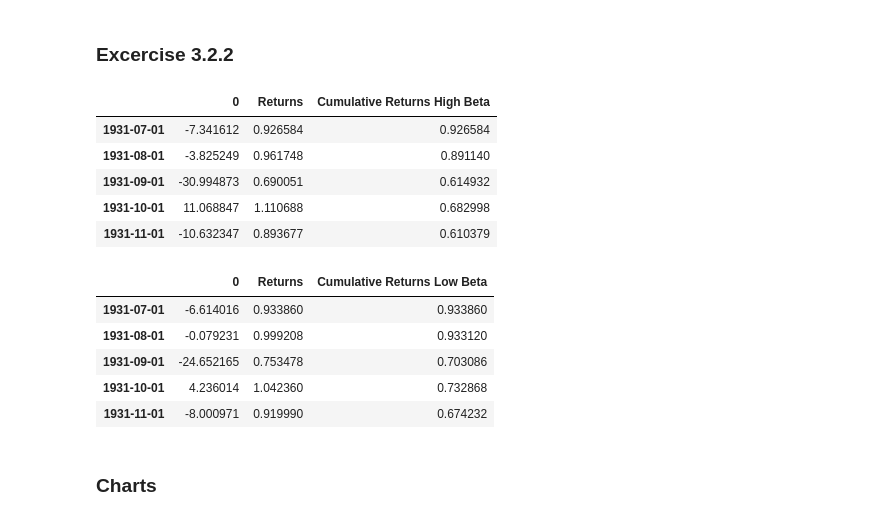
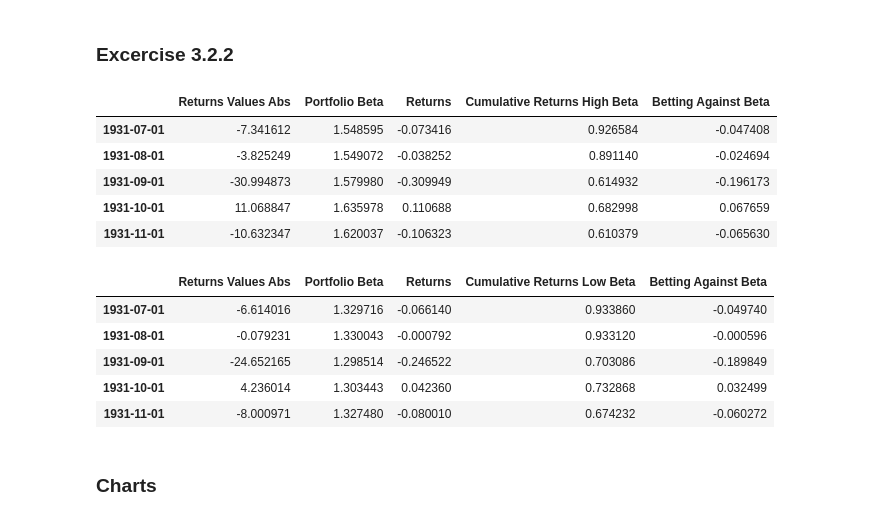
Before and after one commit to Luedman/Theory_of_Finance_Assignments, a Jupyter notebook: Assignment_3/Assignment3.ipynb, the cells around one changed output. Cells and saved outputs as stored; diff of their text form; code cells hidden in the pictures.

```diff
--- a/Assignment_3/Assignment3.ipynb
+++ b/Assignment_3/Assignment3.ipynb
@@ -787,7 +785,8 @@ writer.save()
 ### Excercise 3.2.2
 # %%
 #High Betas
-return_high_betas = dict.fromkeys(high_beta_df.index)
+return_hb = dict.fromkeys(high_beta_df.index)
+portfolio_beta_hb = dict.fromkeys(high_beta_df.index)
 
 #Iterate through all dates
 for date in list(high_beta_df.index)[:-60]:
@@ -798,30 +797,40 @@ for date in list(high_beta_df.index)[:-60]:
     weight = 1/len(portfolios)
 
     returns = []
+    weighted_betas = []
 
     #Iterate through all portfolios and get the returns
     for i in range(0, len(portfolios)):
 
         returns.append(dataset.loc[date][portfolios[i]] * weight)
+        weighted_betas.append((rolling_betas.loc[date][portfolios[i]] * weight))
+
 
     #Replace Nan values with zeros
     returns = np.nan_to_num(returns)
+    weighted_betas = np.nan_to_num(weighted_betas)
+
 
     #Summ up the excess returns
-    return_high_betas[date] = np.sum(returns)
+    return_hb[date] = np.sum(returns)
+    portfolio_beta_hb[date] = np.sum(weighted_betas)
 # %%
-output_hb = pd.DataFrame.from_dict(return_high_betas, orient = 'index')
+output_hb = pd.DataFrame.from_dict(return_hb, orient = 'index', columns = ['Returns Values Abs'])
+betas = pd.DataFrame.from_dict(portfolio_beta_hb, orient = 'index', columns = ['Portfolio Beta'])
+
+output_hb = pd.concat([output_hb, betas], axis = 1, join = 'inner').dropna()
+
+output_hb['Returns'] = output_hb['Returns Values Abs']/100
+output_hb['Cumulative Returns High Beta'] = (output_hb['Returns'] + 1).cumprod()
+
+output_hb['Betting Against Beta'] = output_hb['Returns'] / output_hb['Portfolio Beta']
 output_hb.head()
-
-output_hb['Returns'] = output_hb/100 + 1
-output_hb['Cumulative Returns High Beta'] = output_hb['Returns'].cumprod()
-output_hb.head()
 # %% [output]
-|  | 0 | Returns | Cumulative Returns High Beta |
-| 1931-07-01 | -7.341612 | 0.926584 | 0.926584 |
-| 1931-08-01 | -3.825249 | 0.961748 | 0.891140 |
-| 1931-09-01 | -30.994873 | 0.690051 | 0.614932 |
-| 1931-10-01 | 11.068847 | 1.110688 | 0.682998 |
-| 1931-11-01 | -10.632347 | 0.893677 | 0.610379 |
+|  | Returns Values Abs | Portfolio Beta | Returns | Cumulative Returns High Beta | Betting Against Beta |
+| 1931-07-01 | -7.341612 | 1.548595 | -0.073416 | 0.926584 | -0.047408 |
+| 1931-08-01 | -3.825249 | 1.549072 | -0.038252 | 0.891140 | -0.024694 |
+| 1931-09-01 | -30.994873 | 1.579980 | -0.309949 | 0.614932 | -0.196173 |
+| 1931-10-01 | 11.068847 | 1.635978 | 0.110688 | 0.682998 | 0.067659 |
+| 1931-11-01 | -10.632347 | 1.620037 | -0.106323 | 0.610379 | -0.065630 |
 # %%
 #Low Betas
@@ -850,15 +864,21 @@ for date in list(low_beta_df.index)[:-60]:
 # %%
-output_lb = pd.DataFrame.from_dict(return_low_betas, orient = 'index').dropna()
-output_lb['Returns'] = output_lb/100 + 1
-output_lb['Cumulative Returns Low Beta'] = output_lb['Returns'].cumprod()
+output_lb = pd.DataFrame.from_dict(return_lb, orient = 'index', columns = ['Returns Values Abs'])
+betas = pd.DataFrame.from_dict(portfolio_beta_lb, orient = 'index', columns = ['Portfolio Beta'])
+
+output_lb = pd.concat([output_lb, betas], axis = 1, join = 'inner').dropna()
+
+output_lb['Returns'] = output_lb['Returns Values Abs']/100
+output_lb['Cumulative Returns Low Beta'] = (output_lb['Returns'] + 1).cumprod()
+
+output_lb['Betting Against Beta'] = output_lb['Returns'] / output_lb['Portfolio Beta']
 output_lb.head()
 # %% [output]
-|  | 0 | Returns | Cumulative Returns Low Beta |
-| 1931-07-01 | -6.614016 | 0.933860 | 0.933860 |
-| 1931-08-01 | -0.079231 | 0.999208 | 0.933120 |
-| 1931-09-01 | -24.652165 | 0.753478 | 0.703086 |
-| 1931-10-01 | 4.236014 | 1.042360 | 0.732868 |
-| 1931-11-01 | -8.000971 | 0.919990 | 0.674232 |
+|  | Returns Values Abs | Portfolio Beta | Returns | Cumulative Returns Low Beta | Betting Against Beta |
+| 1931-07-01 | -6.614016 | 1.329716 | -0.066140 | 0.933860 | -0.049740 |
+| 1931-08-01 | -0.079231 | 1.330043 | -0.000792 | 0.933120 | -0.000596 |
+| 1931-09-01 | -24.652165 | 1.298514 | -0.246522 | 0.703086 | -0.189849 |
+| 1931-10-01 | 4.236014 | 1.303443 | 0.042360 | 0.732868 | 0.032499 |
+| 1931-11-01 | -8.000971 | 1.327480 | -0.080010 | 0.674232 | -0.060272 |
 # %% [markdown]
 ### Charts
 # %%
```
Also changed, not shown: parts of 20 cells of this notebook.
